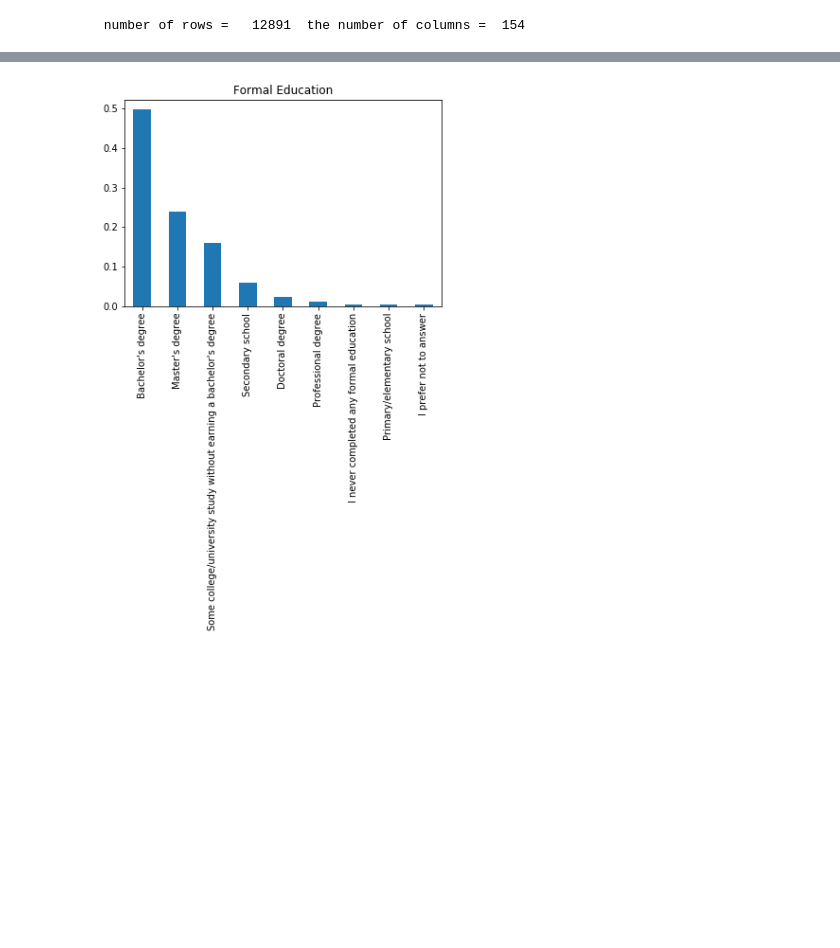
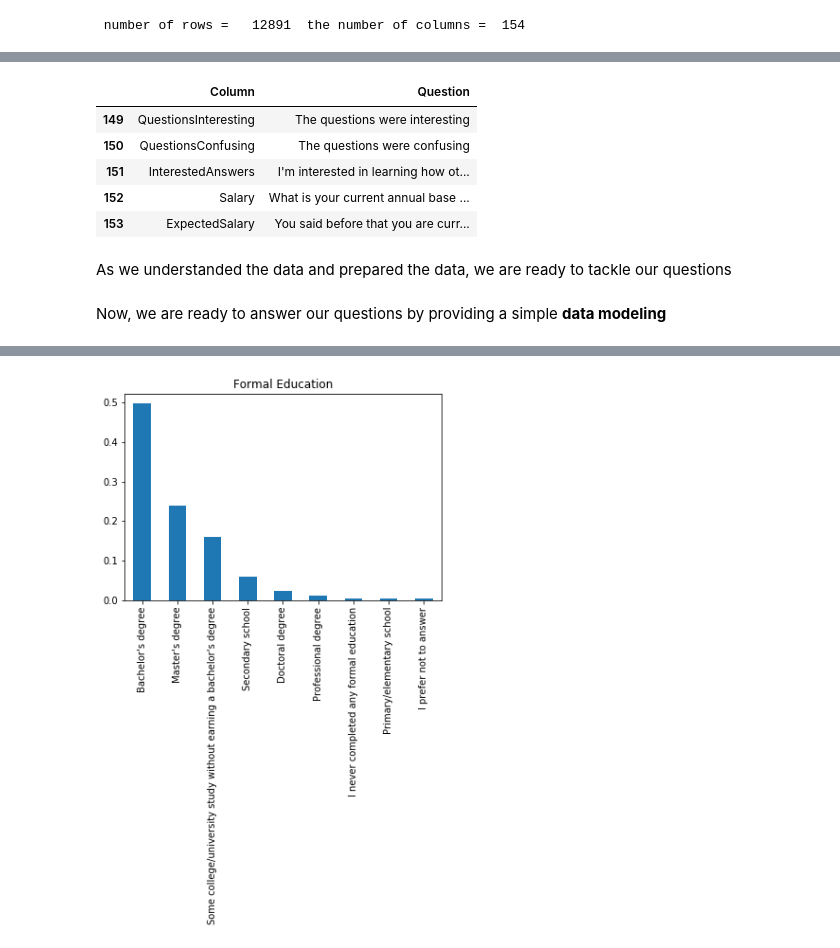
Before and after one commit to mohammedlafi/Write-A-DataScience--Blog, a Jupyter notebook: write-A-DataScienceBlog.ipynb, the cells around one changed output, grey strips where cells are left out. Cells and saved outputs as stored; diff of their text form; code cells hidden in the pictures; blank space fills up the shorter version.

```diff
--- a/write-A-DataScienceBlog.ipynb
+++ b/write-A-DataScienceBlog.ipynb
@@ -53,0 +81,14 @@ df.tail()
+# %%
+#show me the last raws in datafraem df
+df2.tail()
+# %% [output]
+|  | Column | Question |
+| 149 | QuestionsInteresting | The questions were interesting |
+| 150 | QuestionsConfusing | The questions were confusing |
+| 151 | InterestedAnswers | I'm interested in learning how ot... |
+| 152 | Salary | What is your current annual base ... |
+| 153 | ExpectedSalary | You said before that you are curr... |
+# %% [markdown]
+As we understanded the data and prepared the data, we are ready to tackle our questions
+# %% [markdown]
+Now, we are ready to answer our questions by providing a simple **data modeling**
```
Also changed, not shown: parts of 52 cells of this notebook.
